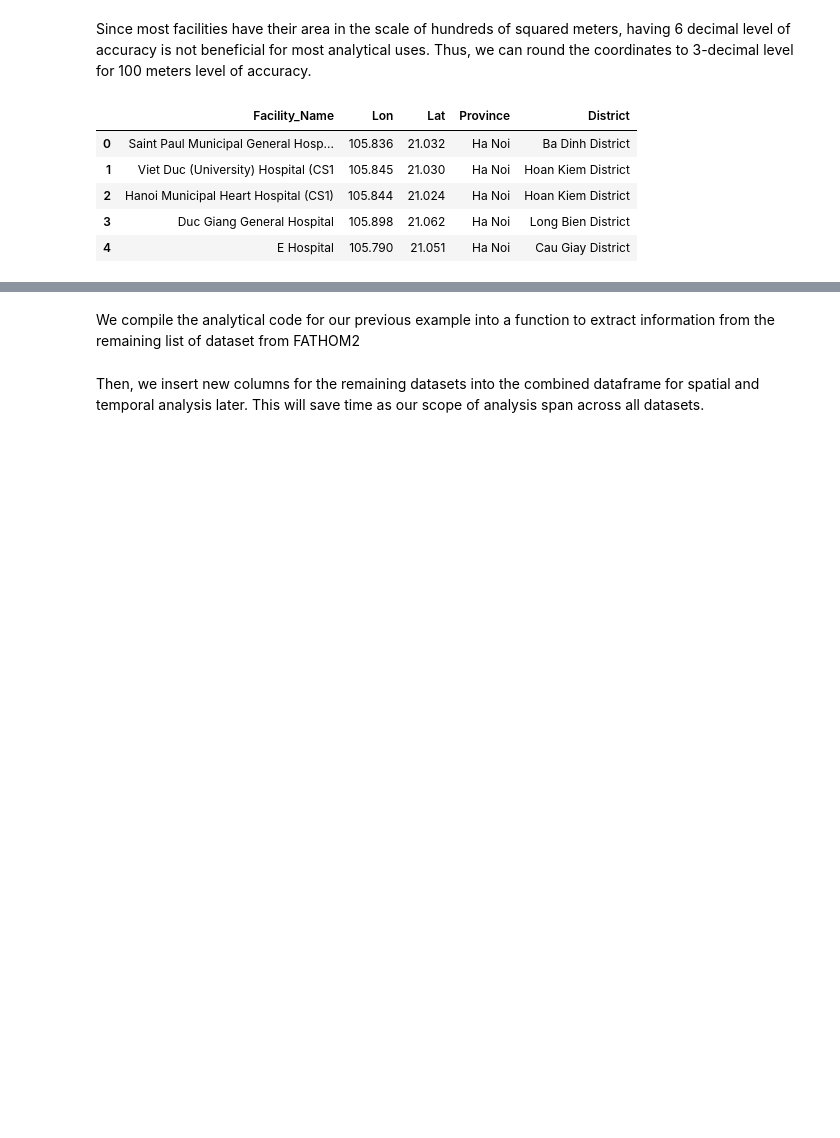
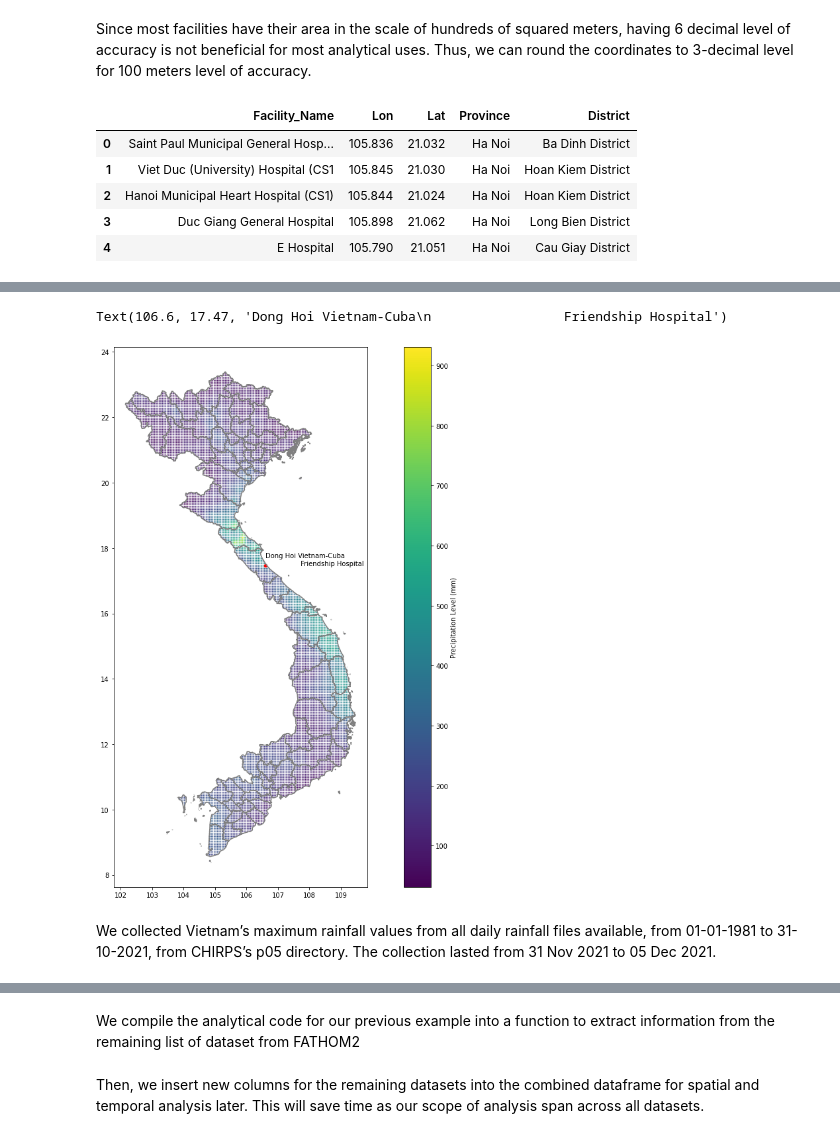
Before and after one commit to Analytics-for-a-Better-World/GPBP_Analytics_Tools, a Jupyter notebook: Analytics Notebooks/VN_DT4PAG_Stroke_Facilities_w_Flood_Risk.ipynb, the cells around one changed output, grey strips where cells are left out. Cells and saved outputs as stored; diff of their text form; code cells hidden in the pictures; blank space fills up the shorter version.

```diff
--- a/Analytics Notebooks/VN_DT4PAG_Stroke_Facilities_w_Flood_Risk.ipynb
+++ b/Analytics Notebooks/VN_DT4PAG_Stroke_Facilities_w_Flood_Risk.ipynb
@@ -39,7 +26,6 @@ Drive already mounted at /content/drive/; to attempt to forcibly remount, call d
 # %%
 #@title
-root_dir = './drive/MyDrive/Tuan_Analysis_Vietnam_Stroke_Flood/'
-root_dir = '../'
+root_dir = './drive/MyDrive/Tuan_Analysis_Vietnam_Stroke/'
 import sys
 sys.path.append(root_dir)
 # %% [markdown]
@@ -233,0 +220,3 @@ chirps_df.to_csv(root_dir + "/Data/CHIRPS/chirps_vn_data.csv",
+# %%
+chirps_df = pd.read_csv(root_dir + "/Data/CHIRPS/chirps_vn_data.csv")
+chirps_df.describe()
@@ -234,7 +234,5 @@ chirps_df.to_csv(root_dir + "/Data/CHIRPS/chirps_vn_data.csv",
 # %% [markdown]
 Using the October 2021 data, we can see the distribution of precipitation in one of the earliest, and coldest, winter in Vietnam in the last decade:
-# %%
-chirps_df = pd.read_csv(root_dir + "/Data/CHIRPS/chirps_vn_data_new.csv")
 # %%
 map_data = chirps_df[['Lat', 'Lon', '10-2019']]
 geometry = [Point(xy) for xy in zip(map_data.Lon, map_data.Lat)]
@@ -281,0 +357,14 @@ stroke_data.head(5)
+# %%
+fig, ax = plt.subplots(figsize=(20,15))
+vn_map = vn_prov.boundary.plot(ax=ax, color='gray')
+gdf.plot(ax=ax, markersize=0.5, column='10-2019',
+         legend=True,
+         legend_kwds={'label': "Precipitation Level (mm)"})
+ax.scatter(106.60, 17.47, s=20, color='red')
+ax.annotate("""Dong Hoi Vietnam-Cuba
+                 Friendship Hospital""", (106.60, 17.47))
+# %% [output]
+Text(106.6, 17.47, 'Dong Hoi Vietnam-Cuba\n                 Friendship Hospital')
+[figure, added]
+# %% [markdown]
+We collected Vietnam’s maximum rainfall values from all daily rainfall files available, from 01-01-1981 to 31-10-2021, from CHIRPS’s p05 directory. The collection lasted from 31 Nov 2021 to 05 Dec 2021.
```
Also changed, not shown: parts of 79 cells of this notebook, 4 other files.
